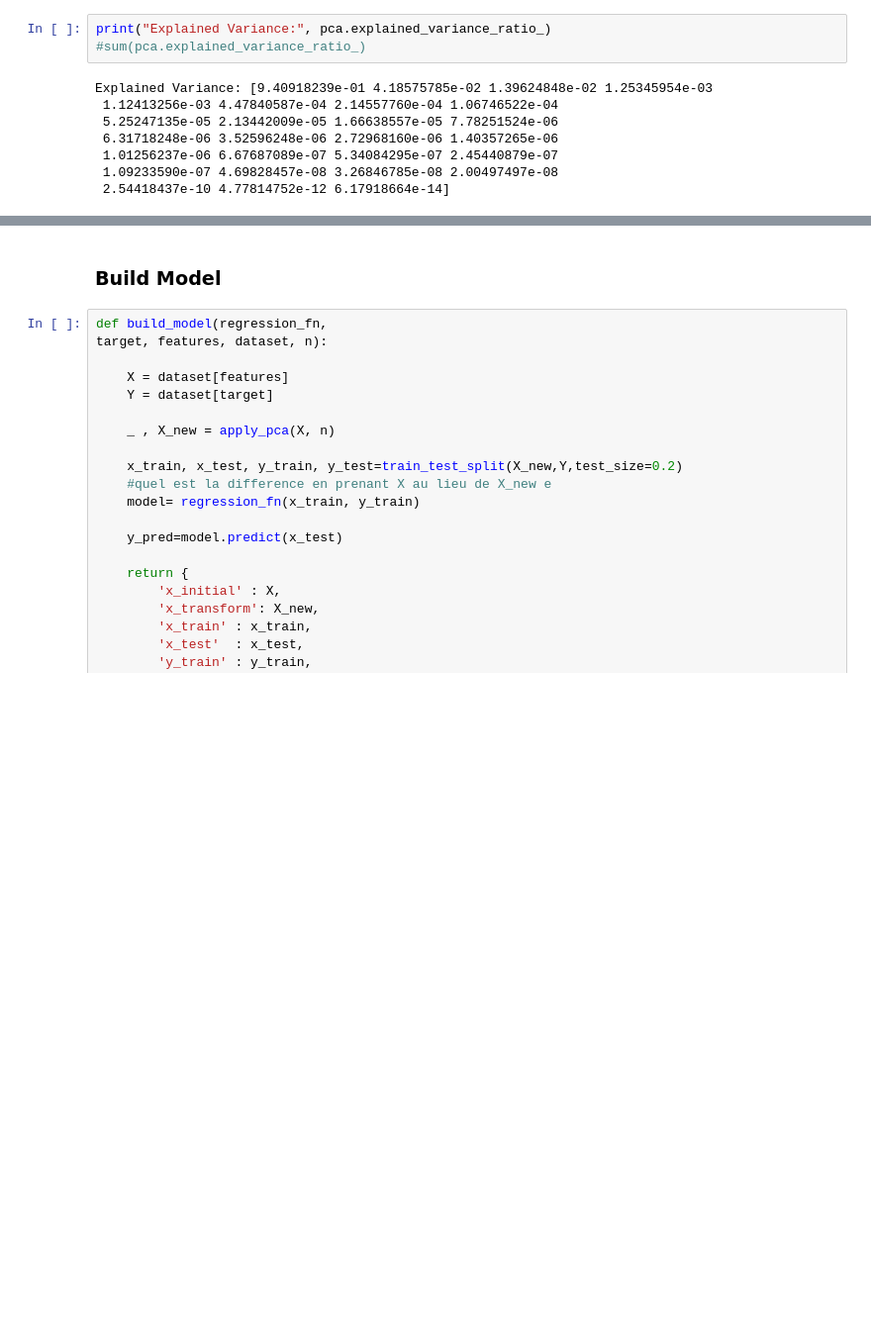
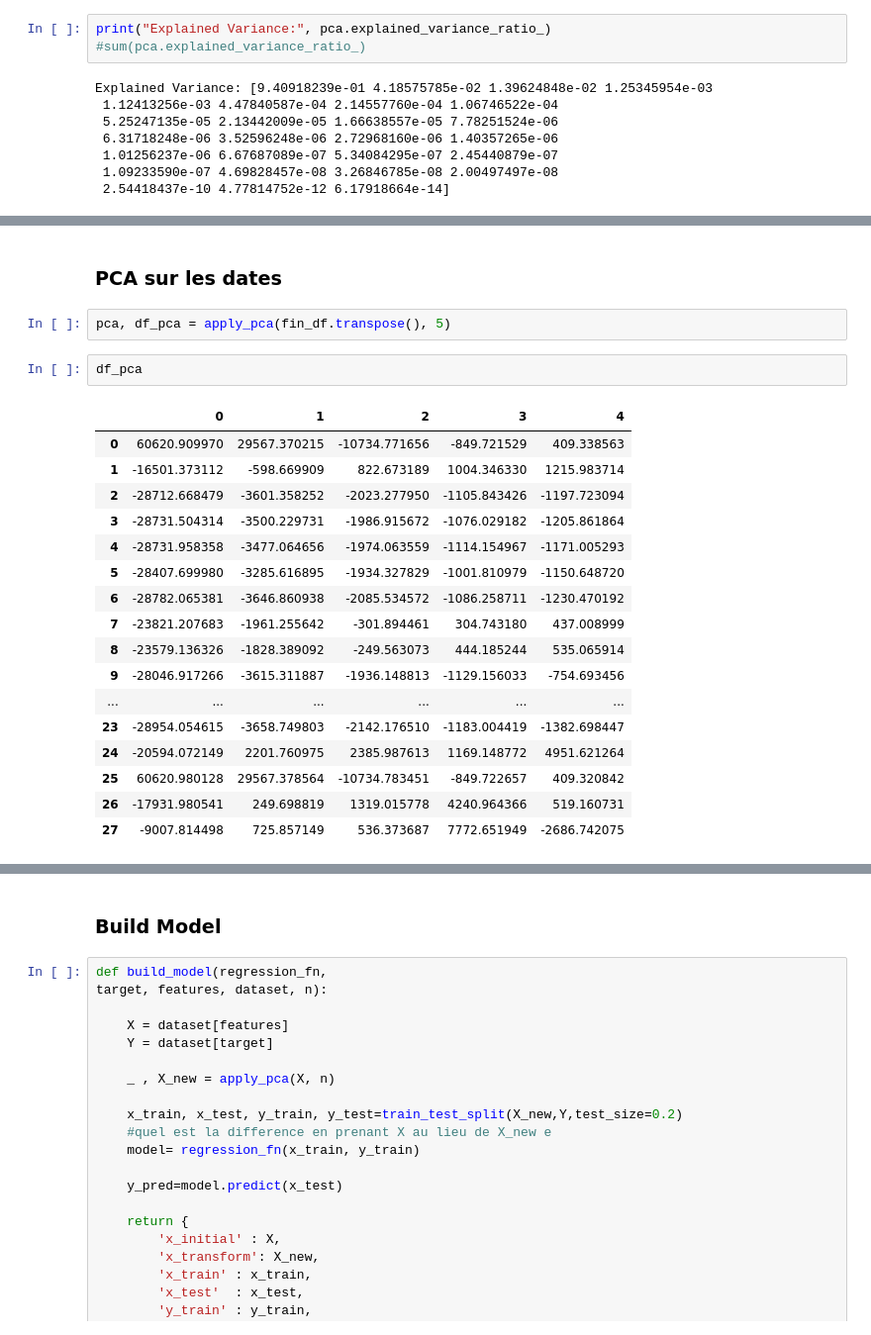
Before and after one commit to imiled/DL_Tools_For_Finance, a Jupyter notebook: FinanceData_ML.ipynb, the cells around one changed output, grey strips where cells are left out. Shown at 99% size. Drawn from its saved outputs; the diff is of its cells as text; blank space fills up the shorter version.

```diff
--- a/FinanceData_ML.ipynb
+++ b/FinanceData_ML.ipynb
@@ -615,0 +628,24 @@ plt.ylabel('cumulative variance');
+# %% [markdown]
+### PCA sur les dates
+# %%
+pca, df_pca = apply_pca(fin_df.transpose(), 5)
+# %%
+df_pca
+# %% [output]
+|  | 0 | 1 | 2 | 3 | 4 |
+| 0 | 60620.909970 | 29567.370215 | -10734.771656 | -849.721529 | 409.338563 |
+| 1 | -16501.373112 | -598.669909 | 822.673189 | 1004.346330 | 1215.983714 |
+| 2 | -28712.668479 | -3601.358252 | -2023.277950 | -1105.843426 | -1197.723094 |
+| 3 | -28731.504314 | -3500.229731 | -1986.915672 | -1076.029182 | -1205.861864 |
+| 4 | -28731.958358 | -3477.064656 | -1974.063559 | -1114.154967 | -1171.005293 |
+| 5 | -28407.699980 | -3285.616895 | -1934.327829 | -1001.810979 | -1150.648720 |
+| 6 | -28782.065381 | -3646.860938 | -2085.534572 | -1086.258711 | -1230.470192 |
+| 7 | -23821.207683 | -1961.255642 | -301.894461 | 304.743180 | 437.008999 |
+| 8 | -23579.136326 | -1828.389092 | -249.563073 | 444.185244 | 535.065914 |
+| 9 | -28046.917266 | -3615.311887 | -1936.148813 | -1129.156033 | -754.693456 |
+| ... | ... | ... | ... | ... | ... |
+| 23 | -28954.054615 | -3658.749803 | -2142.176510 | -1183.004419 | -1382.698447 |
+| 24 | -20594.072149 | 2201.760975 | 2385.987613 | 1169.148772 | 4951.621264 |
+| 25 | 60620.980128 | 29567.378564 | -10734.783451 | -849.722657 | 409.320842 |
+| 26 | -17931.980541 | 249.698819 | 1319.015778 | 4240.964366 | 519.160731 |
+| 27 | -9007.814498 | 725.857149 | 536.373687 | 7772.651949 | -2686.742075 |
```
Also changed, not shown: parts of 15 cells of this notebook.
